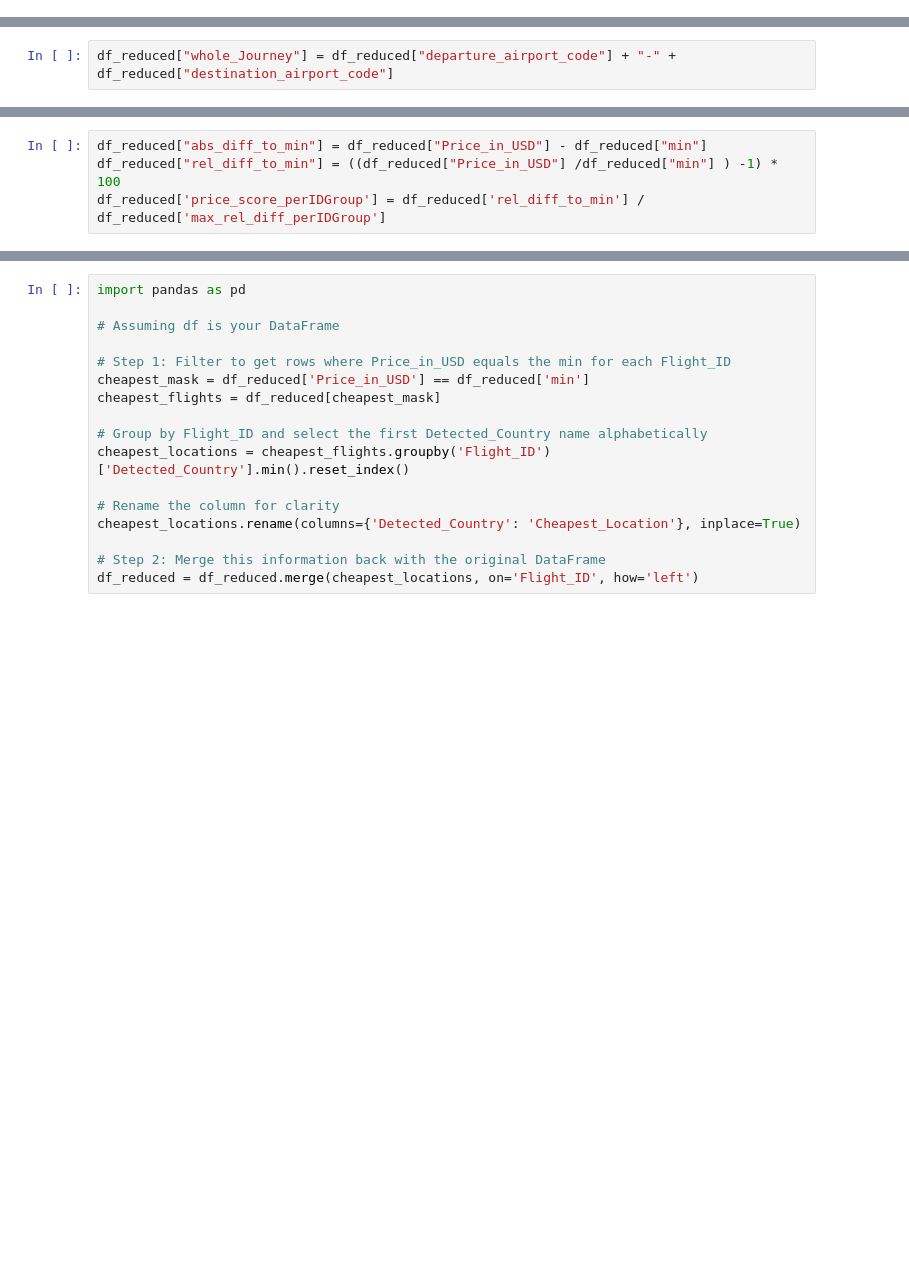
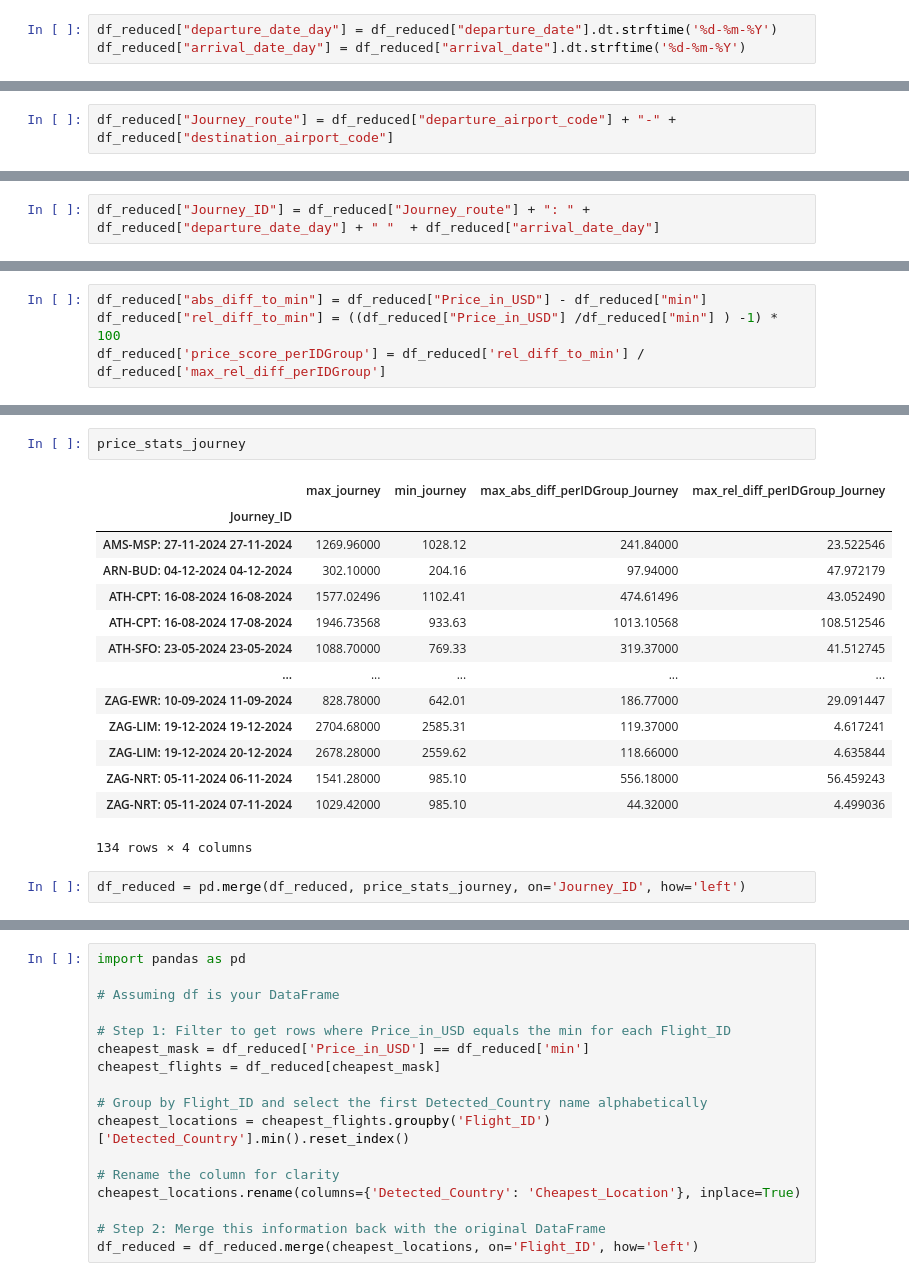
Before and after one commit to aghauss/SkySaver, a Jupyter notebook: experiments/data_deep_dive.ipynb, the cells around one changed output, grey strips where cells are left out. Saved outputs shown, nothing was run; the diff lists cells and outputs as text; blank space fills up the shorter version.

```diff
--- a/experiments/data_deep_dive.ipynb
+++ b/experiments/data_deep_dive.ipynb
@@ -158,4 +162,7 @@ df_reduced = df_reduced[df_reduced['FlightID_in_Countries_Count'] >= 5]
+# %%
+df_reduced["departure_date_day"] = df_reduced["departure_date"].dt.strftime('%d-%m-%Y')
+df_reduced["arrival_date_day"] = df_reduced["arrival_date"].dt.strftime('%d-%m-%Y')
 # %% [markdown]
 Creating column for whole Journey
 # %%
-df_reduced["whole_Journey"] = df_reduced["departure_airport_code"] + "-" + df_reduced["destination_airport_code"]
+df_reduced["Journey_route"] = df_reduced["departure_airport_code"] + "-" + df_reduced["destination_airport_code"]
@@ -171 +169,3 @@ df_reduced.head()
+# %%
+df_reduced["Journey_ID"] = df_reduced["Journey_route"] + ": " + df_reduced["departure_date_day"] + " "  + df_reduced["arrival_date_day"]
 # %% [markdown]
@@ -202,0 +194,19 @@ df_reduced['price_score_perIDGroup'] = df_reduced['rel_diff_to_min'] / df_reduce
+# %%
+price_stats_journey
+# %% [output]
+|  | max_journey | min_journey | max_abs_diff_perIDGroup_Journey | max_rel_diff_perIDGroup_Journey |
+| Journey_ID |  |  |  |  |
+| AMS-MSP: 27-11-2024 27-11-2024 | 1269.96000 | 1028.12 | 241.84000 | 23.522546 |
+| ARN-BUD: 04-12-2024 04-12-2024 | 302.10000 | 204.16 | 97.94000 | 47.972179 |
+| ATH-CPT: 16-08-2024 16-08-2024 | 1577.02496 | 1102.41 | 474.61496 | 43.052490 |
+| ATH-CPT: 16-08-2024 17-08-2024 | 1946.73568 | 933.63 | 1013.10568 | 108.512546 |
+| ATH-SFO: 23-05-2024 23-05-2024 | 1088.70000 | 769.33 | 319.37000 | 41.512745 |
+| ... | ... | ... | ... | ... |
+| ZAG-EWR: 10-09-2024 11-09-2024 | 828.78000 | 642.01 | 186.77000 | 29.091447 |
+| ZAG-LIM: 19-12-2024 19-12-2024 | 2704.68000 | 2585.31 | 119.37000 | 4.617241 |
+| ZAG-LIM: 19-12-2024 20-12-2024 | 2678.28000 | 2559.62 | 118.66000 | 4.635844 |
+| ZAG-NRT: 05-11-2024 06-11-2024 | 1541.28000 | 985.10 | 556.18000 | 56.459243 |
+| ZAG-NRT: 05-11-2024 07-11-2024 | 1029.42000 | 985.10 | 44.32000 | 4.499036 |
+134 rows × 4 columns
+# %%
+df_reduced = pd.merge(df_reduced, price_stats_journey, on='Journey_ID', how='left')
```
Also changed, not shown: parts of 28 cells of this notebook.
